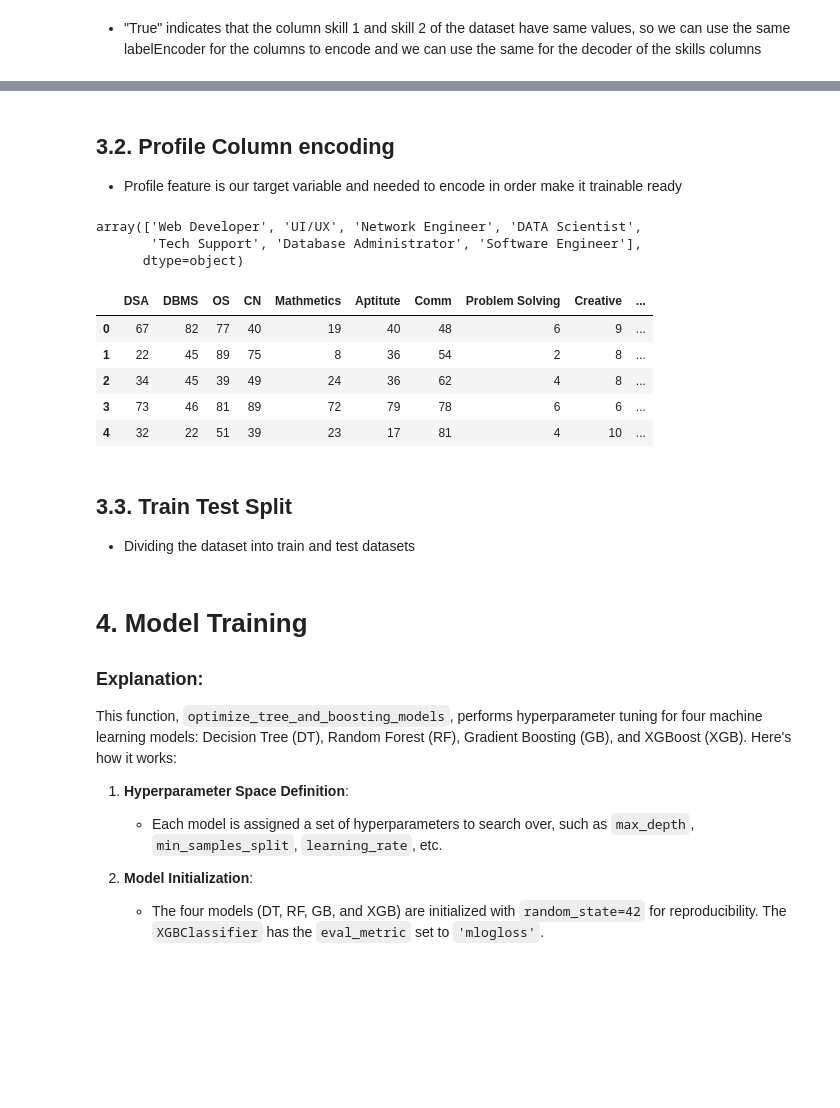
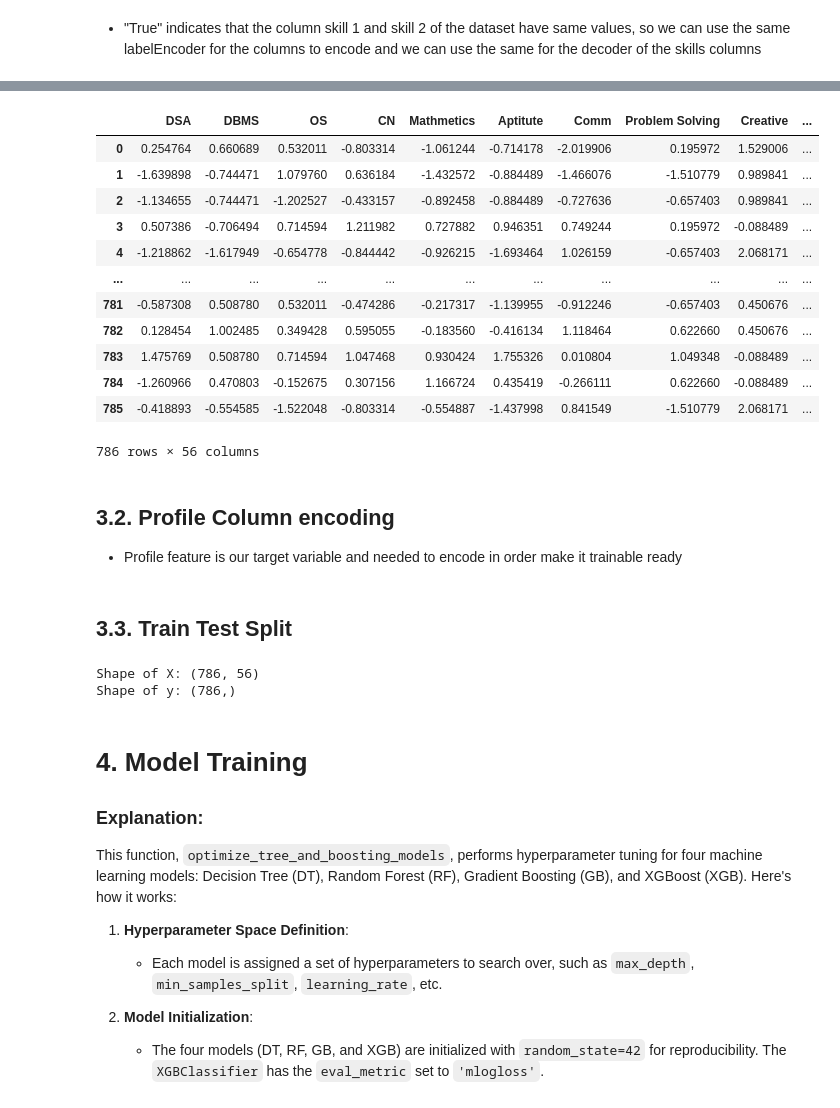
Before and after one commit to jaswanthlsvyj/Student-Job-Profile-Suggester, a Jupyter notebook: Code/suggester.ipynb, the cells around one changed output, grey strips where cells are left out. Drawn from its saved outputs; the diff is of its cells as text; code cells hidden in the pictures; blank space fills up the shorter version.

```diff
--- a/Code/suggester.ipynb
+++ b/Code/suggester.ipynb
@@ -277,0 +312,4 @@ array(['BASH/SHELL'], dtype=object)
+# %%
+# Create a DataFrame from the dense array
+skills_encoded_df = pd.DataFrame(skills_encoded, columns=skill_encoder.get_feature_names_out(['Skill 1', 'Skill 2']))
+skills_encoded_df
@@ -277,0 +330,3 @@ array(['BASH/SHELL'], dtype=object)
+# %%
+# Step 2: Combine original numerical features with encoded skill columns
+numerical_features = cleaned_data.drop(columns=['Skill 1', 'Skill 2', 'Profile'])
@@ -278,24 +340,27 @@ array(['BASH/SHELL'], dtype=object)
+# %%
+X
+# %% [output]
+|  | DSA | DBMS | OS | CN | Mathmetics | Aptitute | Comm | Problem Solving | Creative | ... |
+| 0 | 0.254764 | 0.660689 | 0.532011 | -0.803314 | -1.061244 | -0.714178 | -2.019906 | 0.195972 | 1.529006 | ... |
+| 1 | -1.639898 | -0.744471 | 1.079760 | 0.636184 | -1.432572 | -0.884489 | -1.466076 | -1.510779 | 0.989841 | ... |
+| 2 | -1.134655 | -0.744471 | -1.202527 | -0.433157 | -0.892458 | -0.884489 | -0.727636 | -0.657403 | 0.989841 | ... |
+| 3 | 0.507386 | -0.706494 | 0.714594 | 1.211982 | 0.727882 | 0.946351 | 0.749244 | 0.195972 | -0.088489 | ... |
+| 4 | -1.218862 | -1.617949 | -0.654778 | -0.844442 | -0.926215 | -1.693464 | 1.026159 | -0.657403 | 2.068171 | ... |
+| ... | ... | ... | ... | ... | ... | ... | ... | ... | ... | ... |
+| 781 | -0.587308 | 0.508780 | 0.532011 | -0.474286 | -0.217317 | -1.139955 | -0.912246 | -0.657403 | 0.450676 | ... |
+| 782 | 0.128454 | 1.002485 | 0.349428 | 0.595055 | -0.183560 | -0.416134 | 1.118464 | 0.622660 | 0.450676 | ... |
+| 783 | 1.475769 | 0.508780 | 0.714594 | 1.047468 | 0.930424 | 1.755326 | 0.010804 | 1.049348 | -0.088489 | ... |
+| 784 | -1.260966 | 0.470803 | -0.152675 | 0.307156 | 1.166724 | 0.435419 | -0.266111 | 0.622660 | -0.088489 | ... |
+| 785 | -0.418893 | -0.554585 | -1.522048 | -0.803314 | -0.554887 | -1.437998 | 0.841549 | -1.510779 | 2.068171 | ... |
+786 rows × 56 columns
 # %% [markdown]
 ## 3.2. Profile Column encoding
 - Profile feature is our target variable and needed to encode in order make it trainable ready
-# %%
-cleaned_data["Profile"].unique()
-# %% [output]
-array(['Web Developer', 'UI/UX', 'Network Engineer', 'DATA Scientist',
-       'Tech Support', 'Database Administrator', 'Software Engineer'],
-      dtype=object)
 # %%
 profile_encoder = LabelEncoder()
 cleaned_data['Profile'] = profile_encoder.fit_transform(cleaned_data['Profile'])
 
-cleaned_data.head()
+# Target column (Profile)
+y = cleaned_data['Profile']
-# %% [output]
-|  | DSA | DBMS | OS | CN | Mathmetics | Aptitute | Comm | Problem Solving | Creative | ... |
-| 0 | 67 | 82 | 77 | 40 | 19 | 40 | 48 | 6 | 9 | ... |
-| 1 | 22 | 45 | 89 | 75 | 8 | 36 | 54 | 2 | 8 | ... |
-| 2 | 34 | 45 | 39 | 49 | 24 | 36 | 62 | 4 | 8 | ... |
-| 3 | 73 | 46 | 81 | 89 | 72 | 79 | 78 | 6 | 6 | ... |
-| 4 | 32 | 22 | 51 | 39 | 23 | 17 | 81 | 4 | 10 | ... |
 # %% [markdown]
 ## 3.3. Train Test Split
-- Dividing the dataset into train and test datasets
@@ -305,3 +367,10 @@ y = cleaned_data['Profile']
+# %%
+# making sure that the shape of X and y are same
+print(f"Shape of X: {X.shape}")
+print(f"Shape of y: {y.shape}")
+# %% [output]
+Shape of X: (786, 56)
+Shape of y: (786,)
 # %%
 X_train, X_test, y_train, y_test = train_test_split(X, y, random_state=42, shuffle=True, test_size=0.3, stratify=y)
 # %% [markdown]
```
Also changed, not shown: parts of 20 cells of this notebook, 6 other files.
